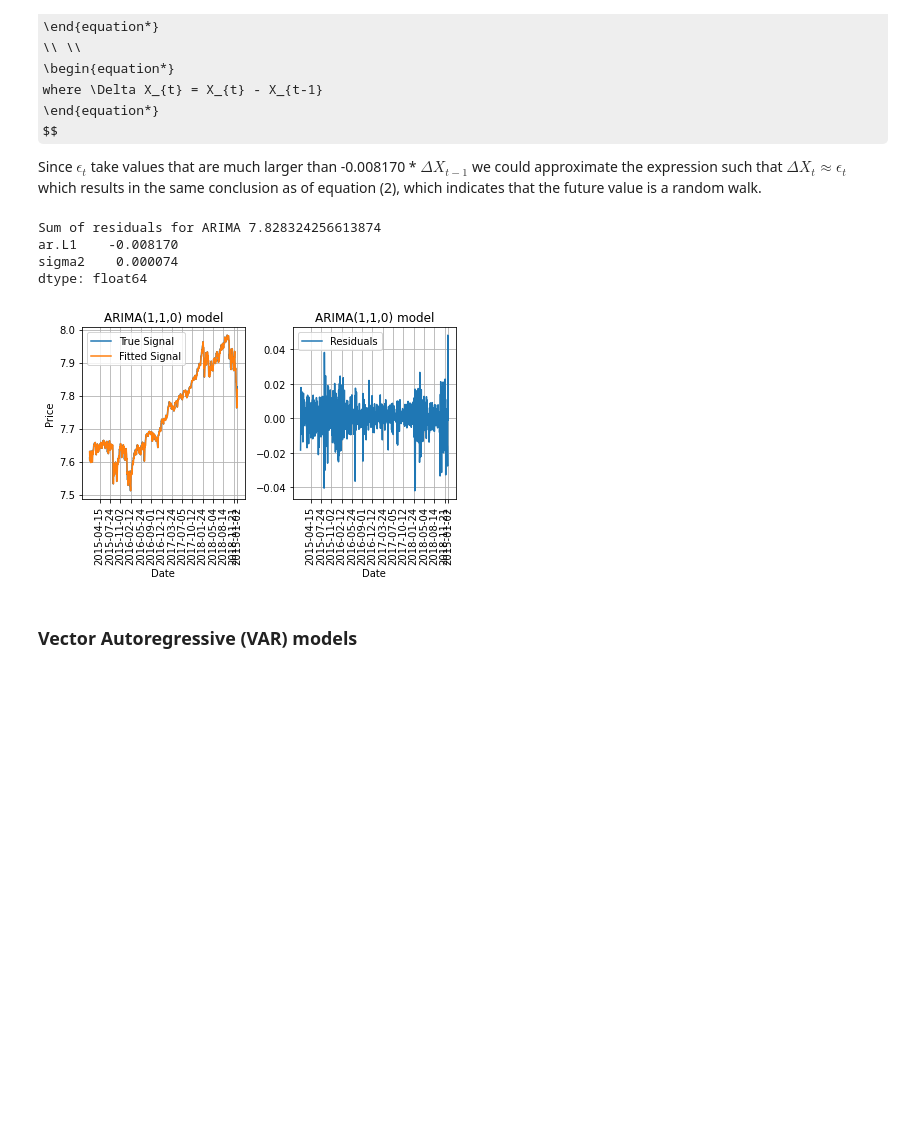
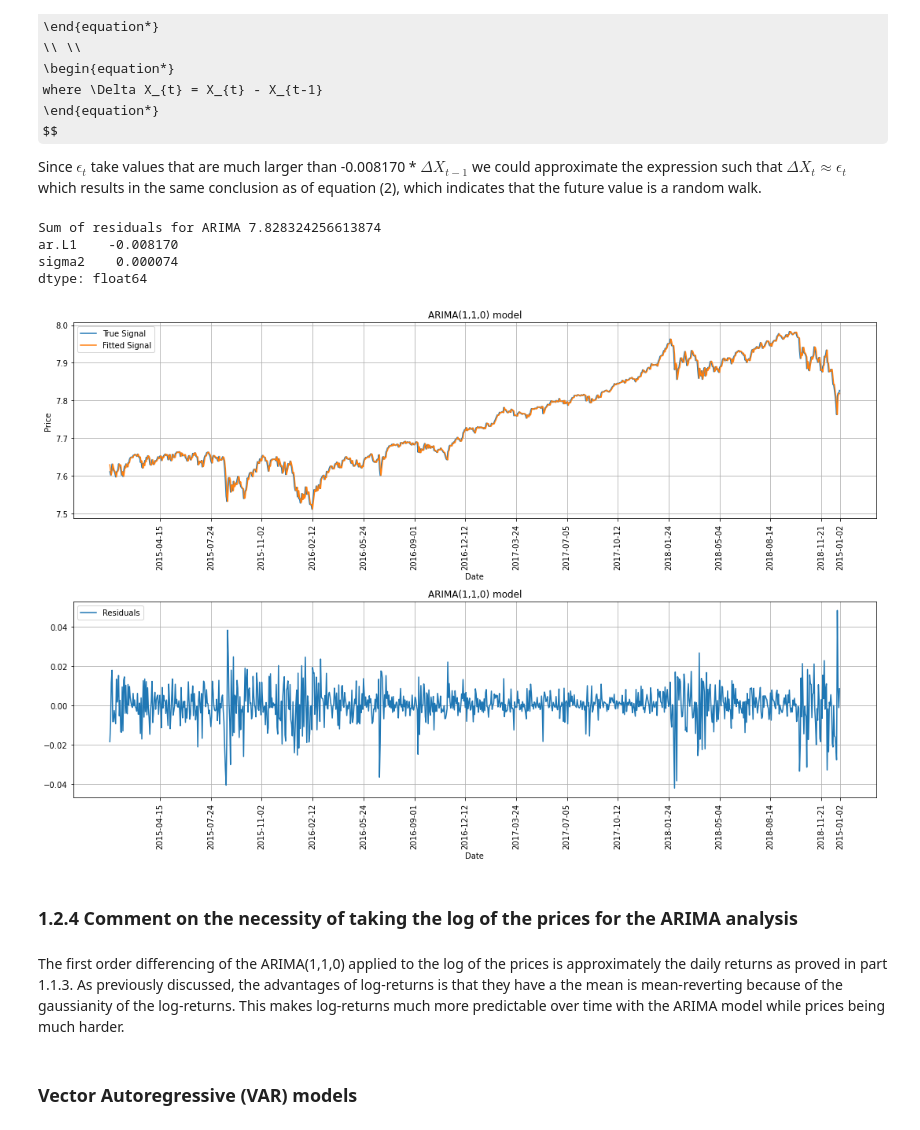
Before and after one commit to zxt18/Financial-Signal-Processing, a Jupyter notebook: Coursework_1.ipynb, the cells around one changed output. Saved outputs shown, nothing was run; the diff lists cells and outputs as text; code cells hidden in the pictures; some formulas as TeX source; blank space fills up the shorter version.

```diff
--- a/Coursework_1.ipynb
+++ b/Coursework_1.ipynb
@@ -257,35 +268,40 @@ snp_arima['Res'] = ARIMA(snp_arima, order=(1,1,0)).fit().resid #(AR,Differences,
 snp_arima['Prediction'] = snp_arima['True'] - snp_arima['Res']
 
 sum_of_residuals = snp_arima['Res'].sum()
 print("Sum of residuals for ARIMA", sum_of_residuals)
 print(model_arima.params)
-fig, ax = plt.subplots(1,2)
+fig, ax = plt.subplots(2,1)
 ax[0].plot( snp_arima['True'][1:], label = 'True Signal')
 ax[0].plot( snp_arima['Prediction'][1:], label = 'Fitted Signal')
 ax[0].set_xticks(date[::70])
 ax[0].set_xticklabels(date[::70],rotation = 90)
 ax[0].title.set_text('ARIMA(1,1,0) model')
 ax[0].grid('on')
 ax[0].legend()
 ax[0].set_xlabel("Date")
 ax[0].set_ylabel("Price")
 
 
 ax[1].plot( snp_arima['Res'][1:], label = 'Residuals')
 ax[1].set_xticks(date[::70])
 ax[1].set_xticklabels(date[::70],rotation = 90)
 ax[1].title.set_text('ARIMA(1,1,0) model')
 ax[1].grid('on')
 ax[1].legend()
 ax[1].set_xlabel("Date")
 
+fig.set_size_inches(15,10)
 fig.tight_layout()
 # %% [output]
 Sum of residuals for ARIMA 7.828324256613874
 ar.L1    -0.008170
 sigma2    0.000074
 dtype: float64
-[figure, old version]
+[figure, new version]
+# %% [markdown]
+### 1.2.4 Comment on the necessity of taking the log of the prices for the ARIMA analysis
+# %% [markdown]
+The first order differencing of the ARIMA(1,1,0) applied to the log of the prices is approximately the daily returns as proved in part 1.1.3. As previously discussed, the advantages of log-returns is that they have a the mean is mean-reverting because of the gaussianity of the log-returns. This makes log-returns much more predictable over time with the ARIMA model while prices being much harder.
 # %% [markdown]
 ### Vector Autoregressive (VAR) models
 # %% [markdown]
```
Also changed, not shown: parts of 59 cells of this notebook.
